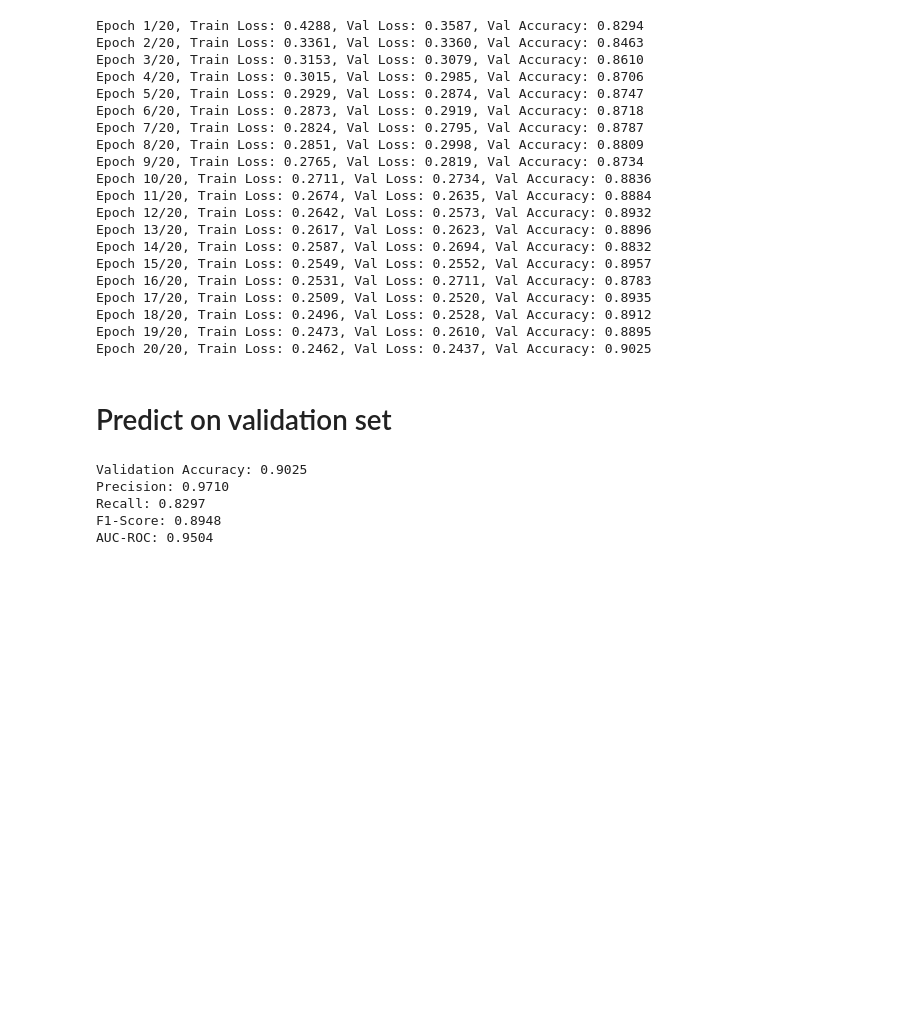
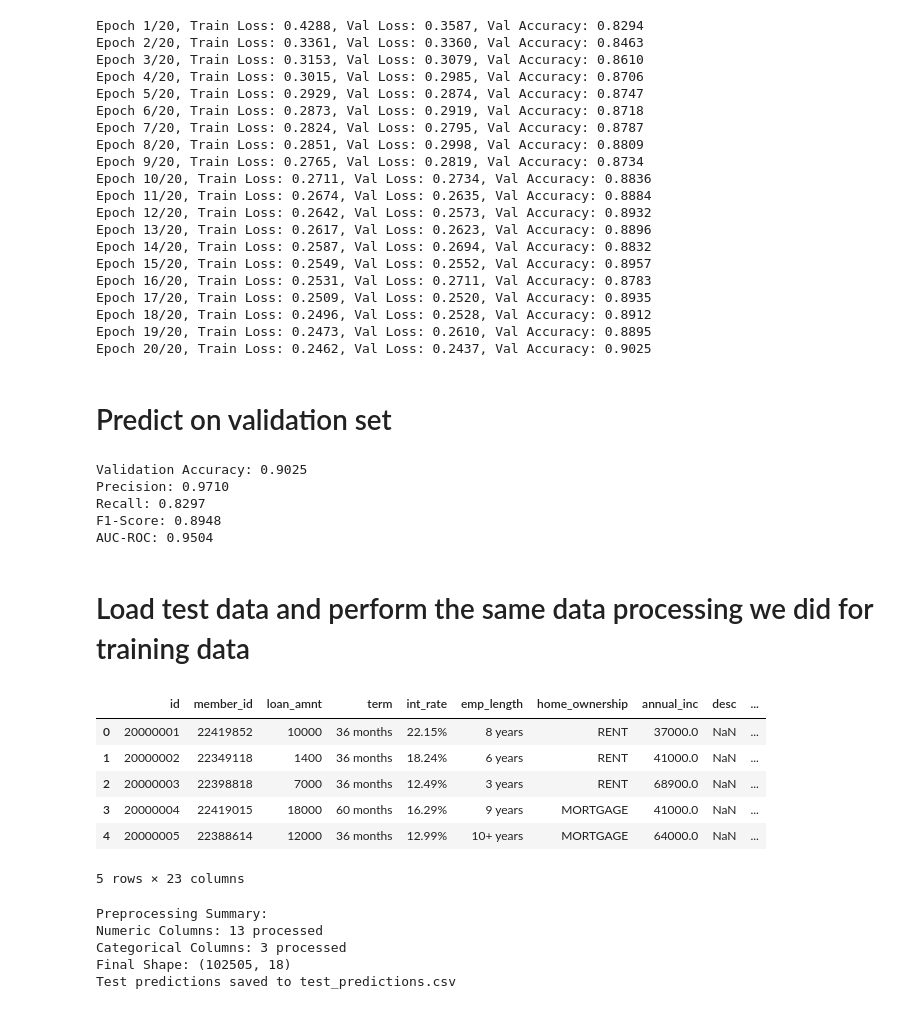
Before and after one commit to AmalChebbi/loan-prediction, a Jupyter notebook: Project.ipynb, the cells around one changed output. Saved outputs shown, nothing was run; the diff lists cells and outputs as text; code cells hidden in the pictures; blank space fills up the shorter version.

Commit message:
Updated Project.ipynb with processing test data and saving the predictions

```diff
--- a/Project.ipynb
+++ b/Project.ipynb
@@ -763,3 +763,18 @@ Precision: 0.9710
 Recall: 0.8297
 F1-Score: 0.8948
 AUC-ROC: 0.9504
+# %% [markdown]
+# Load test data and perform the same data processing we did for training data
+# %%
+# Load the test dataset
+test_data_path = 'testing_loan_data.csv'
+test_data = pd.read_csv(test_data_path)
+test_data.head()
+# %% [output]
+|  | id | member_id | loan_amnt | term | int_rate | emp_length | home_ownership | annual_inc | desc | ... |
+| 0 | 20000001 | 22419852 | 10000 | 36 months | 22.15% | 8 years | RENT | 37000.0 | NaN | ... |
+| 1 | 20000002 | 22349118 | 1400 | 36 months | 18.24% | 6 years | RENT | 41000.0 | NaN | ... |
+| 2 | 20000003 | 22398818 | 7000 | 36 months | 12.49% | 3 years | RENT | 68900.0 | NaN | ... |
+| 3 | 20000004 | 22419015 | 18000 | 60 months | 16.29% | 9 years | MORTGAGE | 41000.0 | NaN | ... |
+| 4 | 20000005 | 22388614 | 12000 | 36 months | 12.99% | 10+ years | MORTGAGE | 64000.0 | NaN | ... |
+5 rows × 23 columns
@@ -765,0 +864,48 @@ AUC-ROC: 0.9504
+# %%
+# Preprocess the test dataset
+test_data_cleaned = preprocess_data(test_data, is_test=True)
+
+# Encode categorical features using the same encoder
+test_categorical_encoded = pd.DataFrame(
+    encoder.transform(test_data_cleaned[categorical_columns]),
+    columns=encoder.get_feature_names_out(categorical_columns),
+    index=test_data_cleaned.index
+)
+
+# Drop original categorical columns and merge with encoded data
+test_numeric = test_data_cleaned.drop(columns=categorical_columns + ['bad_flag'], errors='ignore')  # Ensure 'bad_flag' is excluded
+test_data_encoded = pd.concat([test_numeric, test_categorical_encoded], axis=1)
+
+# Ensure the features match the training set
+missing_features = set(X_train.columns) - set(test_data_encoded.columns)
+for feature in missing_features:
+    test_data_encoded[feature] = 0  # Add missing features with default value 0
+test_data_encoded = test_data_encoded[X_train.columns]  # Reorder columns to match training set
+
+# Scale the test dataset using the same scaler
+test_data_scaled = scaler.transform(test_data_encoded)
+
+# Convert scaled data to PyTorch tensor
+test_tensor = torch.tensor(test_data_scaled, dtype=torch.float32).to(device)
+
+# Perform inference
+model.eval()
+with torch.no_grad():
+    test_predictions = model(test_tensor).cpu().numpy()  # Move predictions back to CPU
+
+# Convert probabilities to binary predictions
+test_predictions_binary = (test_predictions > 0.5).astype(int)
+
+# Save predictions to a CSV file
+output = pd.DataFrame(index=test_data_cleaned.index)
+output['bad_flag_predicted'] = test_predictions_binary
+output_path = 'test_predictions.csv'
+output.to_csv(output_path, index=False)
+
+print(f"Test predictions saved to {output_path}")
+# %% [output]
+Preprocessing Summary:
+Numeric Columns: 13 processed
+Categorical Columns: 3 processed
+Final Shape: (102505, 18)
+Test predictions saved to test_predictions.csv
```
Also changed, not shown: parts of 1 cell of this notebook.
